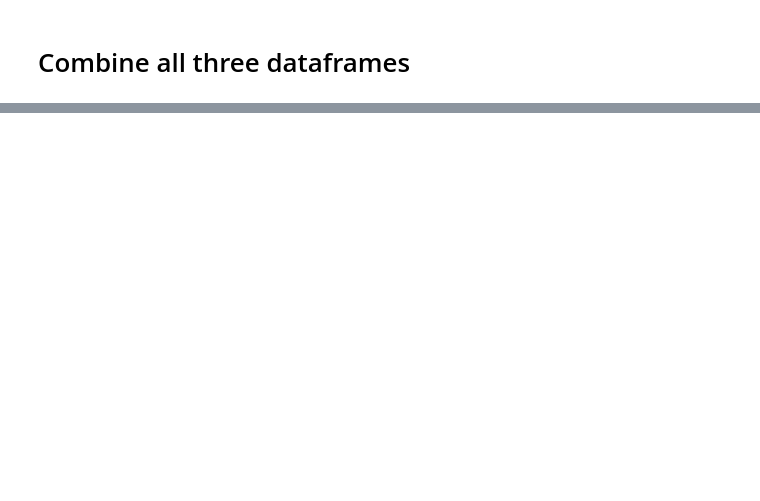
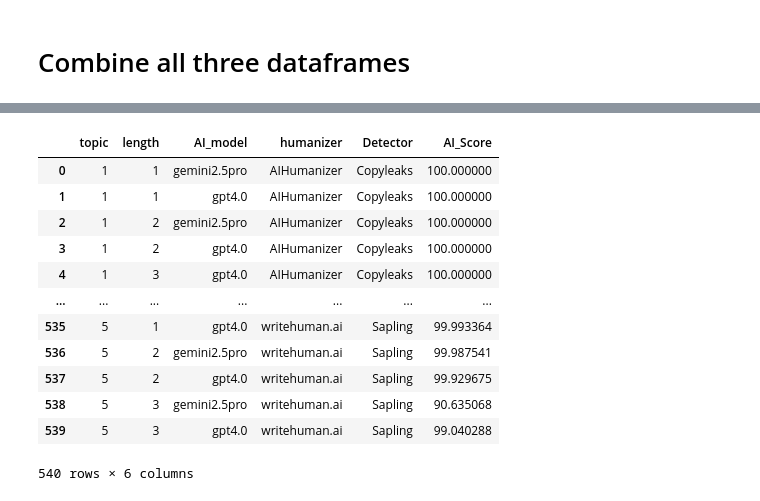
Before and after one commit to warit-tee/FYP, a Jupyter notebook: detectability/detect-results.ipynb, the cells around one changed output, grey strips where cells are left out. Cells and saved outputs as stored; diff of their text form; code cells hidden in the pictures; blank space fills up the shorter version.

```diff
--- a/detectability/detect-results.ipynb
+++ b/detectability/detect-results.ipynb
@@ -228,0 +285,25 @@ df_merged.head()
+# %%
+df = pd.read_csv('detection_results.csv')
+
+# Melt the dataframe to make it suitable for Seaborn plotting
+humanized_cols = ['copyleaks_humanized', 'zerogpt_humanized', 'sapling_humanized']
+melted_df = df.melt(id_vars=['topic', 'length', 'AI_model', 'humanizer'],
+                   value_vars=humanized_cols,
+                   var_name='Detector',
+                   value_name='AI_Score')
+melted_df['Detector'] = melted_df['Detector'].str.replace('_humanized', '').str.capitalize()
+melted_df
+# %% [output]
+|  | topic | length | AI_model | humanizer | Detector | AI_Score |
+| 0 | 1 | 1 | gemini2.5pro | AIHumanizer | Copyleaks | 100.000000 |
+| 1 | 1 | 1 | gpt4.0 | AIHumanizer | Copyleaks | 100.000000 |
+| 2 | 1 | 2 | gemini2.5pro | AIHumanizer | Copyleaks | 100.000000 |
+| 3 | 1 | 2 | gpt4.0 | AIHumanizer | Copyleaks | 100.000000 |
+| 4 | 1 | 3 | gpt4.0 | AIHumanizer | Copyleaks | 100.000000 |
+| ... | ... | ... | ... | ... | ... | ... |
+| 535 | 5 | 1 | gpt4.0 | writehuman.ai | Sapling | 99.993364 |
+| 536 | 5 | 2 | gemini2.5pro | writehuman.ai | Sapling | 99.987541 |
+| 537 | 5 | 2 | gpt4.0 | writehuman.ai | Sapling | 99.929675 |
+| 538 | 5 | 3 | gemini2.5pro | writehuman.ai | Sapling | 90.635068 |
+| 539 | 5 | 3 | gpt4.0 | writehuman.ai | Sapling | 99.040288 |
+540 rows × 6 columns
```
Also changed, not shown: parts of 13 cells of this notebook, 3 other files.
